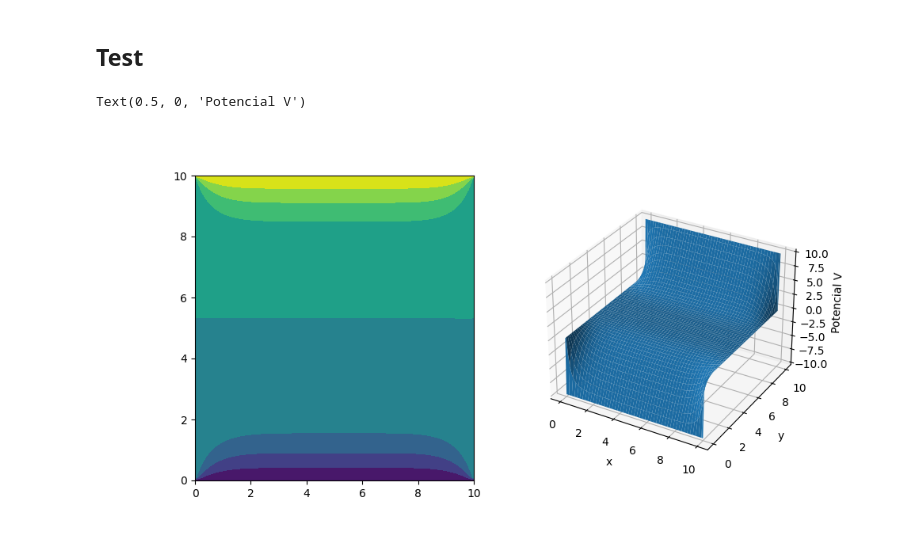
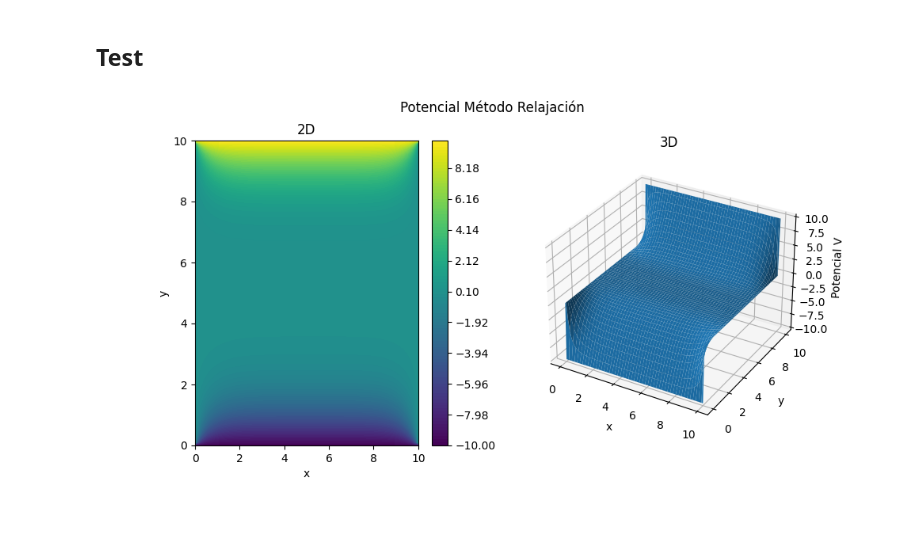
Before and after one commit to DaniCorredor/Laplace---Relajacion, a Jupyter notebook: Tarea 3.ipynb, the cells around one changed output. Saved outputs shown, nothing was run; the diff lists cells and outputs as text; code cells hidden in the pictures.

```diff
--- a/Tarea 3.ipynb
+++ b/Tarea 3.ipynb
@@ -94,19 +96,27 @@ Va = analitico(x,y,10,a,b)
 # %%
 fig = plt.figure(figsize=(10,5))
 ax = fig.add_subplot(121)
 ax1 = fig.add_subplot(122, projection='3d')
+fig.suptitle("Potencial Método Relajación")
 
 X,Y = np.meshgrid(x,y)
 
-c = ax.contourf(X,Y,Vc.T)
+levels = np.linspace(Vc.min()-1e-5, Vc.max()+1e-5, 100)
+c = ax.contourf(X,Y,Vc.T,levels = levels)
+cbar = fig.colorbar(c)
+ax.set_xlabel("x")
+ax.set_ylabel("y")
+ax.set_title("2D")
 
 ax1.plot_surface(X,Y,Vc.T)
 ax1.set_xlabel("x")
 ax1.set_ylabel("y")
 ax1.set_zlabel("Potencial V")
+ax1.set_title("3D")
+
+plt.savefig("compu.jpg")
 # %% [output]
-Text(0.5, 0, 'Potencial V')
-[figure, old version]
+[figure, new version]
 # %%
 fig = plt.figure(figsize=(10,5))
 ax = fig.add_subplot(121)
```
Also changed, not shown: parts of 4 cells of this notebook, 3 other files.
